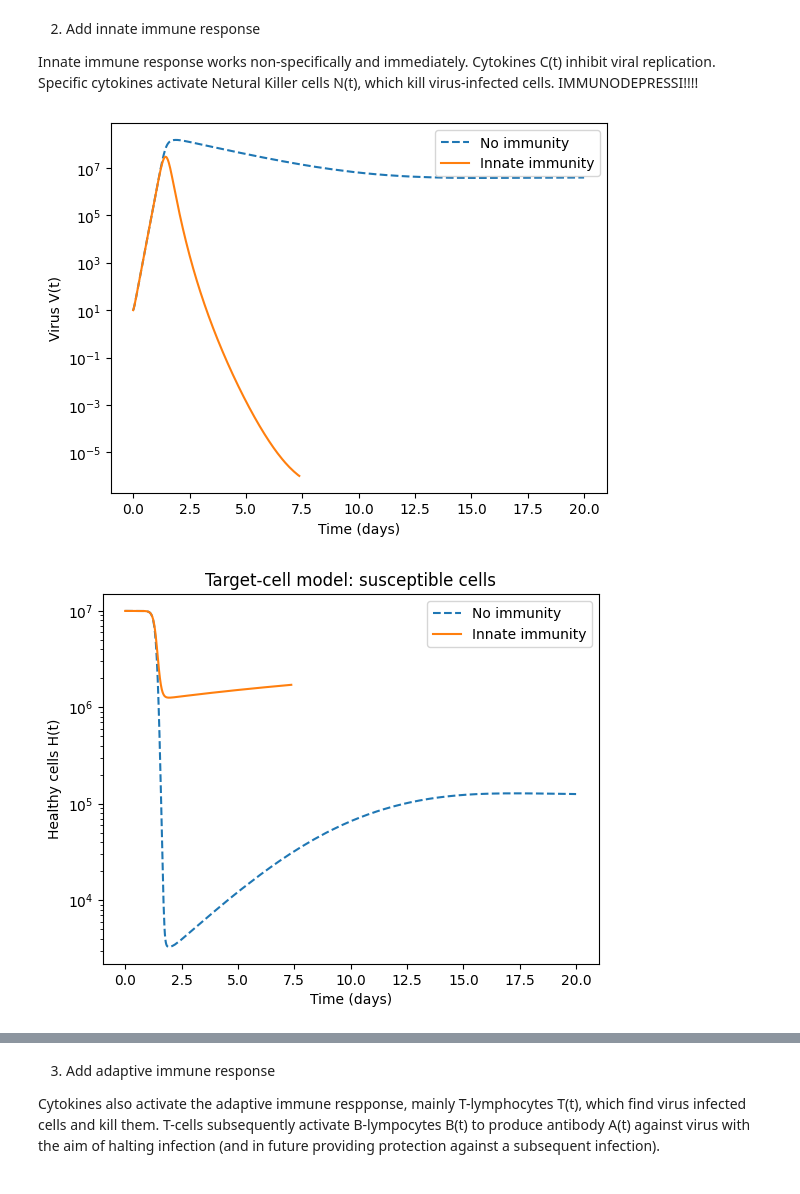
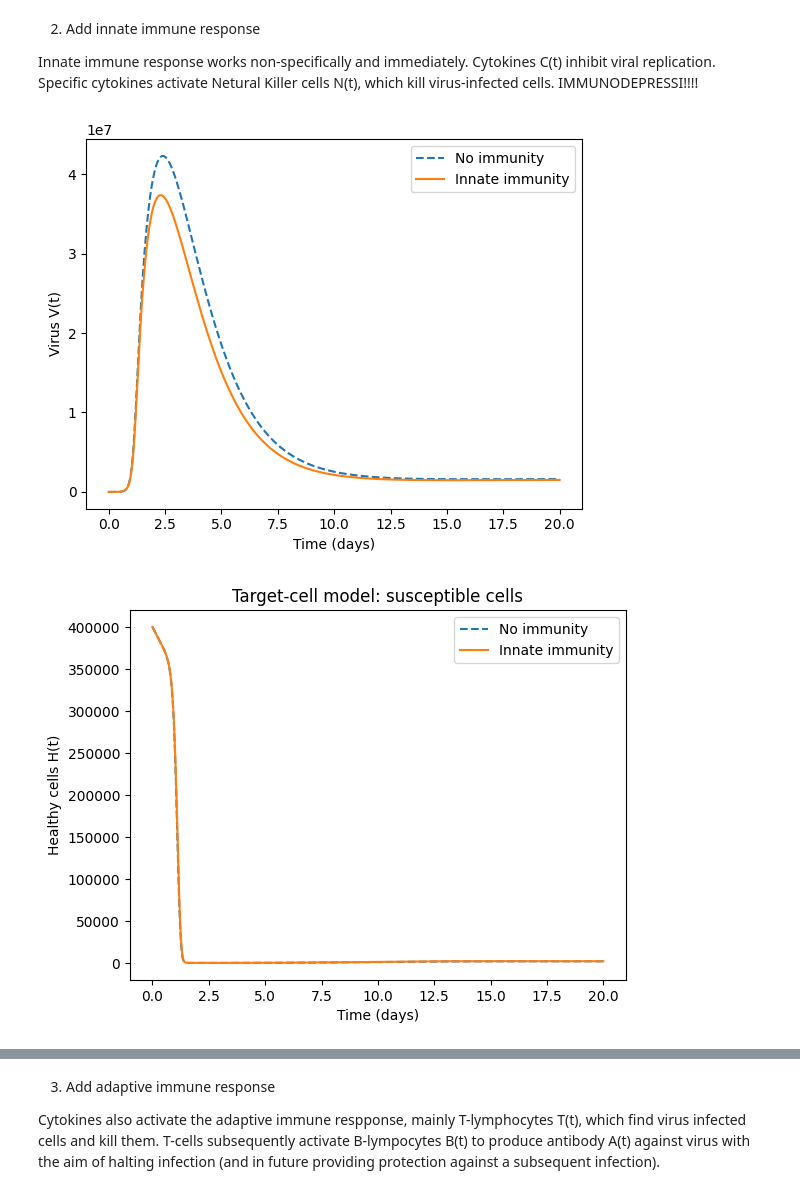
Before and after one commit to angelabortolato/PLDE, a Jupyter notebook: project.ipynb, the cells around one changed output, grey strips where cells are left out. Cells and saved outputs as stored; diff of their text form; code cells hidden in the pictures.

```diff
--- a/project.ipynb
+++ b/project.ipynb
@@ -35,7 +35,7 @@ Although viral particles and cells are discrete entities, the model describes av
 # %%
 def virus_clearance_event(t, y, *args):
     V = y[2]          # virus variable
-    V_clear = 1e-6    # clearance threshold
+    V_clear = 1e-5    # clearance threshold
     return V - V_clear
 
 virus_clearance_event.terminal = True   # stop integration
@@ -104,60 +101,64 @@ IMMUNODEPRESSI!!!!
 # %%
 def innate_model(t, y, params):
     H, I, V, C, N = y
-    λ, β, μ1, μ2, μ3, k, pC, pN, rC, μC, μN = params
+    Pi, beta, gamma, mu1, mu2, mu3, mu4, mu5, k1, k2, p2, p5, r = params
 
-    dHdt = λ - β * H * V - μ1 * H
-    dIdt = β * H * V - pN * N * I - μ2 * I
-    dVdt = k * I - pC * C * V - μ3 * V
-    dCdt = rC * I - μC * C
-    dNdt = rC * C - μN * N
+    dHdt = Pi - beta * H * V - mu1 * H
+    dIdt = beta * H * V - p5 * N * I - mu2 * I
+    dVdt = k1 * I - p2 * C * V - mu3 * V
+    dCdt = k2 * I / (1 + gamma * V) - mu4 * C
+    dNdt = r * C - mu5 * N
 
     return [dHdt, dIdt, dVdt, dCdt, dNdt]
 
 params_innate = [
-    1e5, 2e-7, 0.01, 0.5, 5.0, 100.0,
-    1e-5,   # pC cytokine virus inhibition
-    1e-4,   # pN NK killing
-    1.0,    # rC cytokine production
-    1.0,    # μC cytokine decay
-    0.5     # μN NK decay
+    4e3,        # Π (production rate of healthy cells)
+    1.1533e-6,  # β (rate healthy cells convert into infected cells)
+    0.5,        # gamma (strength of immunosuppression)
+    0.14,       # μ1 (death rate healthy cells)
+    0.65,       # μ2 (death rate infected cells)
+    0.9004,     # μ3 (clearance rate virus)
+    0.7,        # μ4 (death rate cytokine)
+    0.07,       # μ5 (death rate NK)
+    253.5,      # k1 (production rate virus from infected cells)
+    5.0,        # k2 (production rate of cytokines)
+    0.6104,     # p2 (rate virus neutralized by cytokines)
+    5.74e-4,    # p5 (rate infected cells killed by NK)
+    0.52        # r (activation rate cytokines)
 ]
 
-y0_innate = [1e7, 1.0, 10.0, 0.0, 0.0]
+y0_innate = [4e5, 3e-4, 357, 0.0, 100.0]
 
 sol_innate = solve_ivp(
     innate_model, t_span, y0_innate,
     args=(params_innate,), t_eval=t_eval,
     rtol=1e-5, atol=1e-8,
     events=virus_clearance_event
 )
 
 
 plt.plot(sol_tc.t, sol_tc.y[2], '--', label="No immunity")
 plt.plot(sol_innate.t, sol_innate.y[2], label="Innate immunity")
-plt.yscale("log")
 plt.xlabel("Time (days)")
 plt.ylabel("Virus V(t)")
 plt.legend()
 plt.show()
 
 plt.plot(sol_tc.t, sol_tc.y[0], '--', label="No immunity")
 plt.plot(sol_innate.t, sol_innate.y[0], label="Innate immunity")
-plt.yscale("log")
 plt.xlabel("Time (days)")
 plt.ylabel("Healthy cells H(t)")
 plt.title("Target-cell model: susceptible cells")
 plt.legend()
 plt.show()
 
 plt.plot(sol_tc.t, sol_tc.y[1], '--', label="No immunity")
 plt.plot(sol_innate.t, sol_innate.y[1], label="Innate immunity")
-plt.yscale("log")
 plt.xlabel("Time (days)")
 plt.ylabel("Infected cells I(t)")
 plt.title("Target-cell model: infected cells")
 plt.legend()
 plt.show()
 # %% [output]
-[figure, old version]
+[figure, new version]
-[figure, old version]
+[figure, new version]
```
Also changed, not shown: parts of 17 cells of this notebook.
